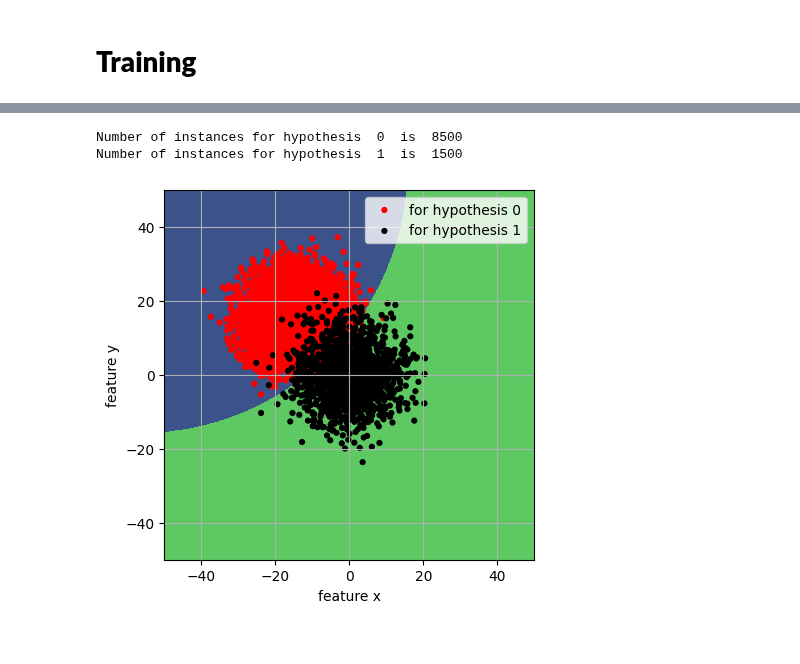
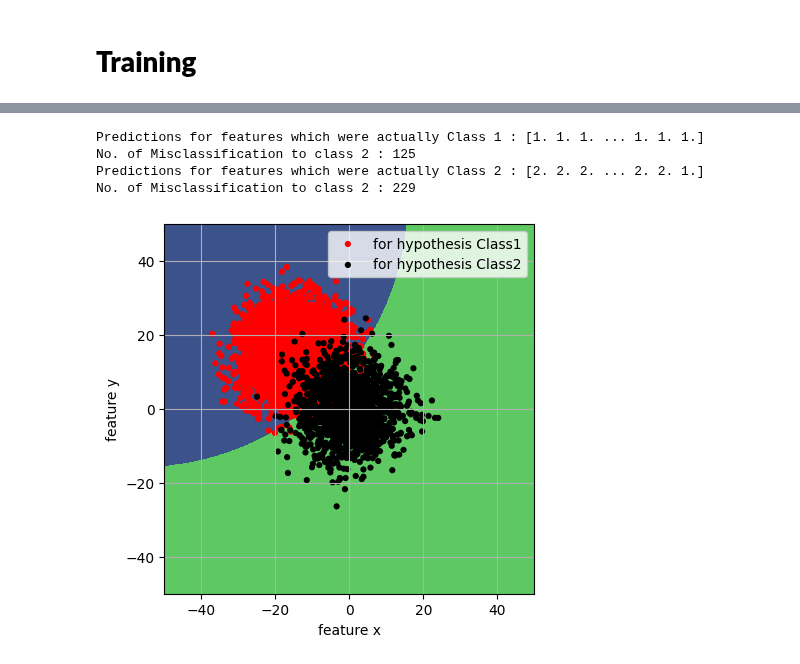
Before and after one commit to khetansarvesh/Tabular-Cross-Sectional-Modelling, a Jupyter notebook: modelling/classification/BayesAlgorithm.ipynb, the cells around one changed output, grey strips where cells are left out. Drawn from its saved outputs; the diff is of its cells as text; code cells hidden in the pictures.

```diff
--- a/modelling/classification/BayesAlgorithm.ipynb
+++ b/modelling/classification/BayesAlgorithm.ipynb
@@ -140,14 +152,19 @@ Number of instances for hypothesis  1  is  5000
-# %%
-prob = np.array([0.85,0.15])
-Mu_x, Mu_y = np.array([-15,0]), np.array([15,0])
-
-Sigma = np.empty(N, dtype ='object')
-Sigma[0] = np.diag((36, 36))
-Sigma[1] = np.diag((49, 49))
-
-h = bayes(xx, yy, prob, N, Sigma, Mu_x, Mu_y)
-misclassification, class_count  = plotter(xx, yy, h, N, prob, Mu_x, Mu_y, Sigma)
-# %% [output]
-Number of instances for hypothesis  0  is  8500
-Number of instances for hypothesis  1  is  1500
-[figure, removed]
+# %%
+# class0
+prob_class1 = 0.85
+mean_class1 = np.array([-15,15]) #mean vector
+sigma_class1 = np.diag((36, 36)) #covariance matrix
+
+# class1
+prob_class2 = 0.15
+mean_class2 = np.array([0,0]) #mean vector
+sigma_class2 = np.diag((49, 49)) #covariance matrix
+# %%
+dataset_class1, dataset_class2 = create_dataset(prob_class1, mean_class1, sigma_class1, prob_class2, mean_class2, sigma_class2)
+inference(dataset_class1, prob_class1, mean_class1, sigma_class1, dataset_class2, prob_class2, mean_class2, sigma_class2)
+# %% [output]
+Predictions for features which were actually Class 1 : [1. 1. 1. ... 1. 1. 1.]
+No. of Misclassification to class 2 : 125
+Predictions for features which were actually Class 2 : [2. 2. 2. ... 2. 2. 1.]
+No. of Misclassification to class 2 : 229
+[figure, added]
```
Also changed, not shown: parts of 13 cells of this notebook.
